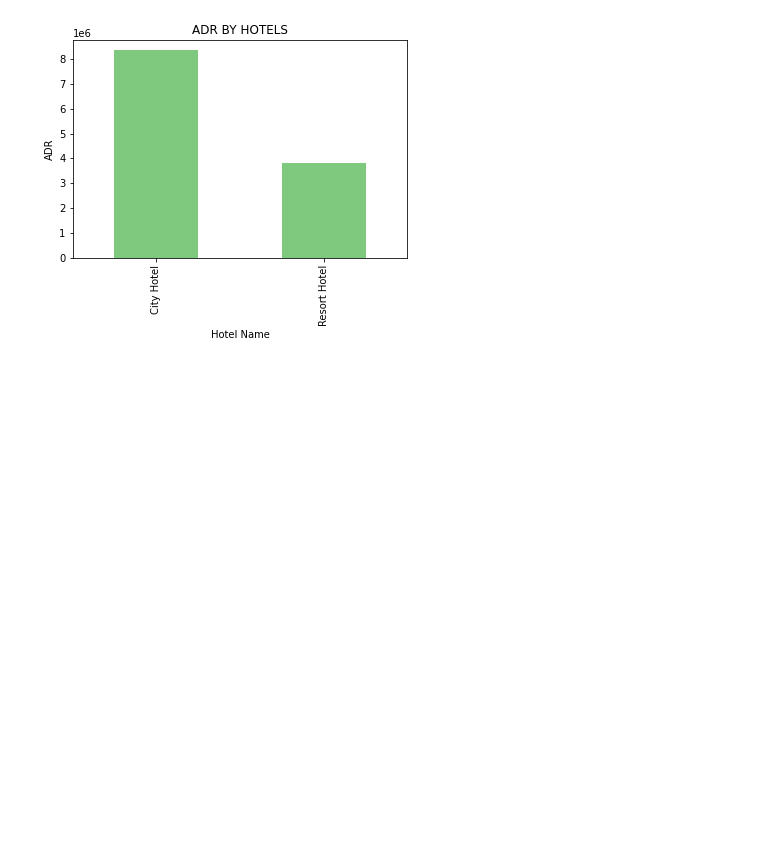
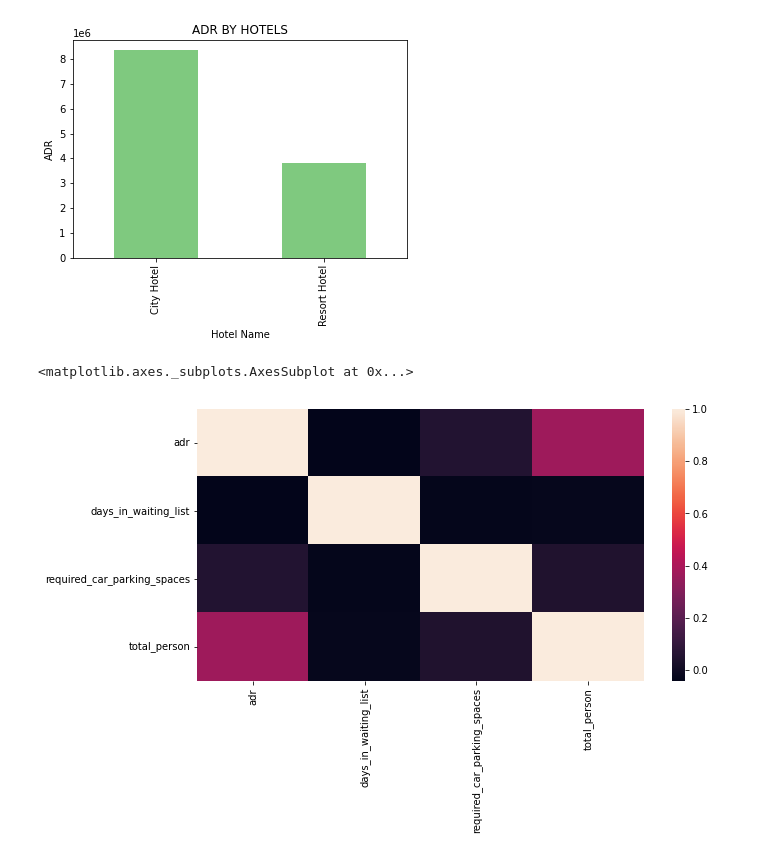
Before and after one commit to AYUSH-SHARMA25/HOTEL-BOOKING-ANALYSIS-PROJECT, a Jupyter notebook: Hotel_Booking_Analysis_.ipynb, the cells around one changed output. Cells and saved outputs as stored; diff of their text form; code cells hidden in the pictures; blank space fills up the shorter version.

```diff
--- a/Hotel_Booking_Analysis_.ipynb
+++ b/Hotel_Booking_Analysis_.ipynb
@@ -184,3 +184,12 @@ plt.ylabel('ADR')
 # %% [output]
 Text(0, 0.5, 'ADR')
 [figure]
+# %%
+# now let's see is there any correlation between adr and other columns
+df  = HB_data[['adr','days_in_waiting_list','required_car_parking_spaces','total_person']]
+corr_df = df.corr()
+plt.figure(figsize=(10,5))
+sns.heatmap(corr_df)
+# %% [output]
+<matplotlib.axes._subplots.AxesSubplot at 0x...>
+[figure, added]
```
Also changed, not shown: parts of 5 cells of this notebook.
